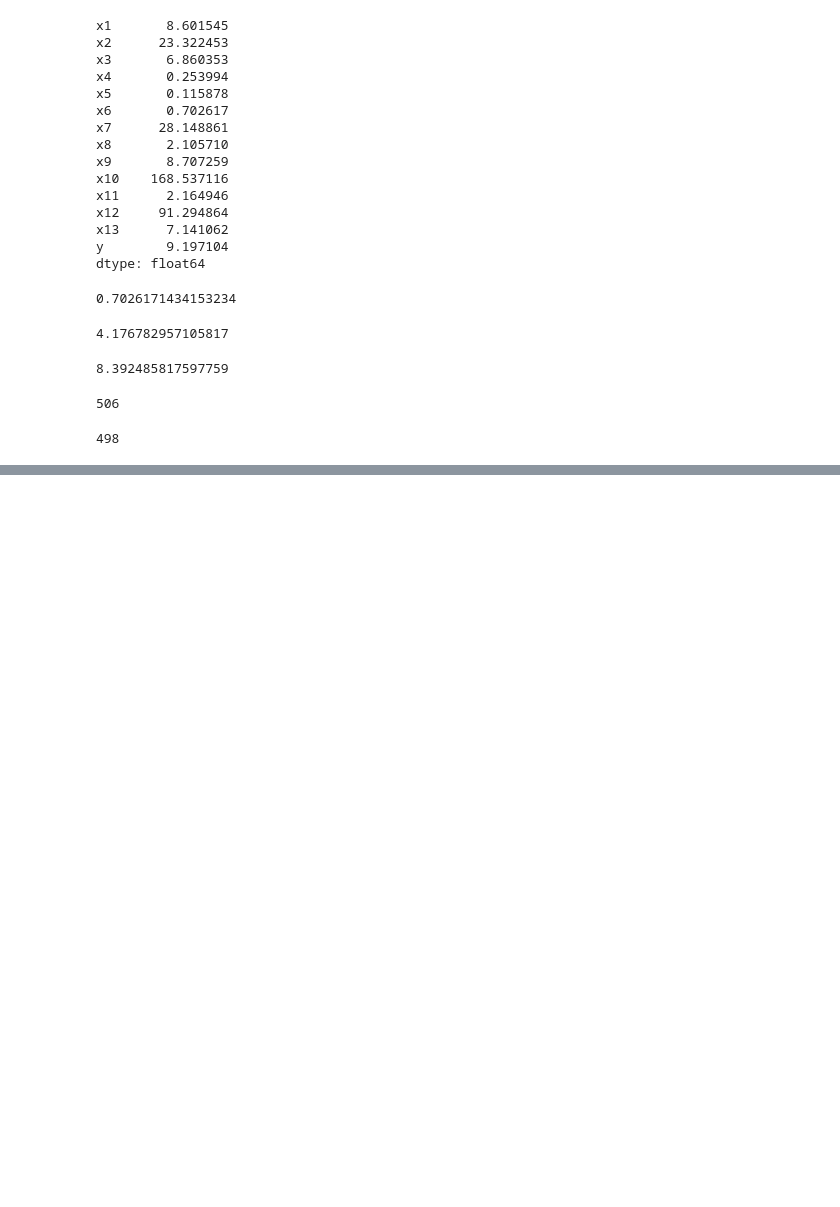
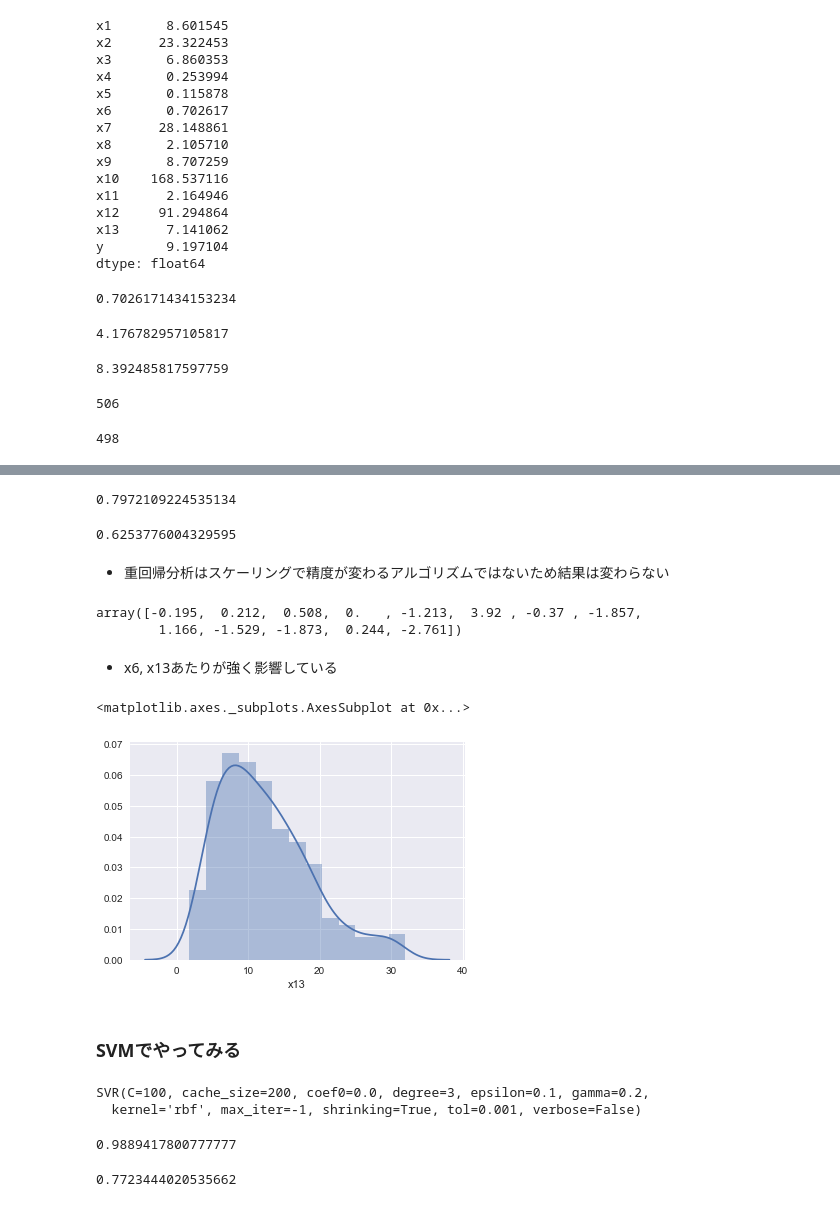
Before and after one commit to morooka-akira/MachineLearningMemo, a Jupyter notebook: kikagaku/外れ値除去+スケーリング+重回帰分析.ipynb, the cells around one changed output, grey strips where cells are left out. Drawn from its saved outputs; the diff is of its cells as text; code cells hidden in the pictures; blank space fills up the shorter version.

```diff
--- a/kikagaku/外れ値除去+スケーリング+重回帰分析.ipynb
+++ b/kikagaku/外れ値除去+スケーリング+重回帰分析.ipynb
@@ -112,0 +113,3 @@ sns.distplot(df2['x6'])
+# %%
+cols = df.columns
+cols
@@ -112,0 +120,8 @@ sns.distplot(df2['x6'])
+# %%
+_df = df
+for col in cols:
+    # 3σ法の上下限値を設定
+    low = mean[col] - 3 * sigma[col]
+    high = mean[col] + 3 * sigma[col]
+    # 条件での絞り込み
+    _df = _df[(_df[col] > low) & (_df[col] < high)]
@@ -112,0 +211,27 @@ sns.distplot(df2['x6'])
+# %%
+# 検証 ← 訓練データ
+model.score(X_train2, y_train)
+# %% [output]
+0.7972109224535134
+# %%
+model.score(X_test2, y_test)
+# %% [output]
+0.6253776004329595
+# %% [markdown]
+- 重回帰分析はスケーリングで精度が変わるアルゴリズムではないため結果は変わらない
+# %%
+# 重みの確認
+np.set_printoptions(precision=3, suppress=True)
+model.coef_
+# %% [output]
+array([-0.195,  0.212,  0.508,  0.   , -1.213,  3.92 , -0.37 , -1.857,
+        1.166, -1.529, -1.873,  0.244, -2.761])
+# %% [markdown]
+- x6, x13あたりが強く影響している
+# %%
+sns.distplot(_df['x13'])
+# %% [output]
+<matplotlib.axes._subplots.AxesSubplot at 0x...>
+[figure, added]
+# %% [markdown]
+### SVMでやってみる
@@ -112,0 +241,13 @@ sns.distplot(df2['x6'])
+# %%
+svm.fit(X_train2, y_train)
+# %% [output]
+SVR(C=100, cache_size=200, coef0=0.0, degree=3, epsilon=0.1, gamma=0.2,
+  kernel='rbf', max_iter=-1, shrinking=True, tol=0.001, verbose=False)
+# %%
+svm.score(X_train2, y_train)
+# %% [output]
+0.9889417800777777
+# %%
+svm.score(X_test2, y_test)
+# %% [output]
+0.7723444020535662
```
Also changed, not shown: parts of 32 cells of this notebook.
